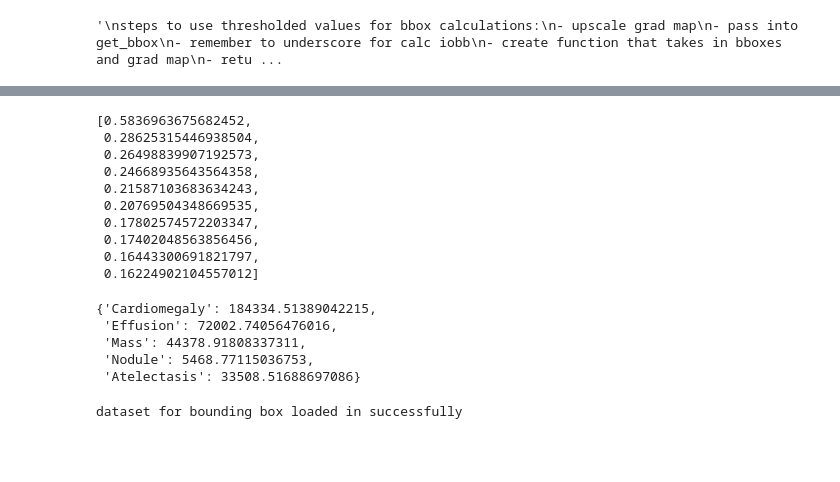
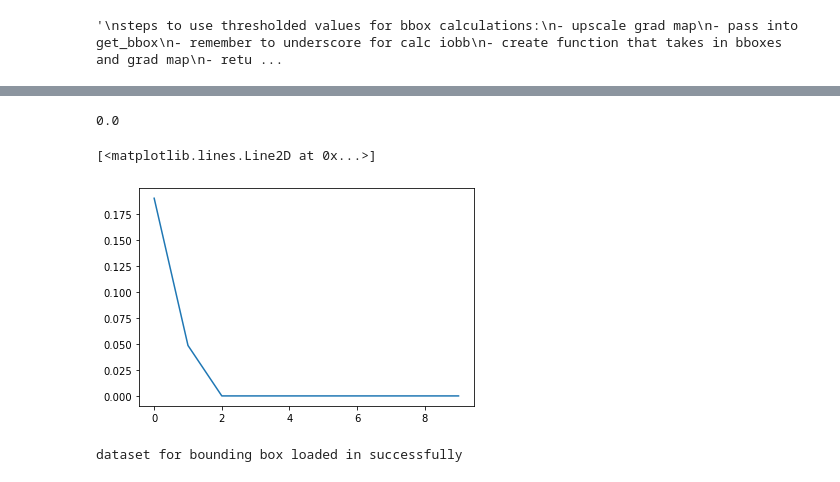
Before and after one commit to nichpass/Bucknell-Senior-Design-2021, a Jupyter notebook: test_multi_bb.ipynb, the cells around one changed output, grey strips where cells are left out. Saved outputs shown, nothing was run; the diff lists cells and outputs as text; code cells hidden in the pictures; blank space fills up the shorter version.

```diff
--- a/test_multi_bb.ipynb
+++ b/test_multi_bb.ipynb
@@ -135,4 +112,2 @@ def gen_state_dict(model_path):
     else:
         return state_dict
-# %%
-model.load_state_dict(new_state_dict)
@@ -249,11 +204,6 @@ def get_bboxes(label_map, heatmap, disease):
     uniques = np.unique(label_map)
     boxes = {} # stored as x1, x2, y1, y2
 
-    #explore_map = copy.deepcopy()
-
-    #plt.imshow(heatmap)
-    #plt.title('bbox label map in method')
-    #plt.figure()
 
     for u in uniques:
         low_x = 9999
@@ -276,6 +226,8 @@ def get_bboxes(label_map, heatmap, disease):
 
         boxes[u] = {'low_x' : low_x, 'low_y' : low_y,
                         'high_x' : high_x, 'high_y' : high_y}
+
+    #print('all boxes:', boxes)
 
     # step 1: remove the boxes that are too big
     boxes_temp = copy.deepcopy(boxes)
@@ -309,7 +261,7 @@ def get_bboxes(label_map, heatmap, disease):
     for i, k in enumerate(box_dist_from_avg.keys(), 1):
         best_boxes[k] = boxes[k]
 
-        if i == 5: # take only the best 3
+        if i == 10: # take only the best 5
             break
 
     boxes = best_boxes
@@ -321,6 +273,8 @@ def get_bboxes(label_map, heatmap, disease):
 
     for k, b in boxes.items():
         box_weight_score[k] = compute_weight_score(b, heatmap, avg_size)
+        #print('score:', box_weight_score[k], '| box: ', b)
+
 
     box_weight_score = {k : v for k, v in sorted(box_weight_score.items(), key=lambda x: -x[1])}
 
@@ -534,6 +483,6 @@ new idea: compute by weight
 # %%
 iobb_vals = []
-for i in range(50):
+for i in range(10):
     if i not in [-1]:
-        iobb_vals.append(calc_iobb(data_bb['AP']['Effusion'][i], gmodel, 'Effusion'))
-        print(i, ' : ', iobb_vals[i])
+        iobb_vals.append(calc_iobb(data_bb['AP']['Cardiomegaly'][i], gmodel, 'Cardiomegaly'))
+        #print(i, ' : ', iobb_vals[i])
@@ -576,13 +515,0 @@ iobb_vals[0:10]
-# %%
-iobb_vals[0:10]
-# %% [output]
-[0.5836963675682452,
- 0.28625315446938504,
- 0.26498839907192573,
- 0.24668935643564358,
- 0.21587103683634243,
- 0.20769504348669535,
- 0.17802574572203347,
- 0.17402048563856456,
- 0.16443300691821797,
- 0.16224902104557012]
@@ -601,11 +516,12 @@ for dis in dis_small_map.keys():
-# %%
-avgs
-# %% [output]
-{'Cardiomegaly': 184334.51389042215,
- 'Effusion': 72002.74056476016,
- 'Mass': 44378.91808337311,
- 'Nodule': 5468.77115036753,
- 'Atelectasis': 33508.51688697086}
+# %%
+iobb_vals[len(iobb_vals)//2]
+# %% [output]
+0.0
+# %%
+plt.plot(iobb_vals)
+# %% [output]
+[<matplotlib.lines.Line2D at 0x...>]
+[figure, added]
 # %%
 pkl_load = open('./dataset_bb.pickle', 'rb')
 data_bb = pkl.load(pkl_load)
```
Also changed, not shown: parts of 27 cells of this notebook.
